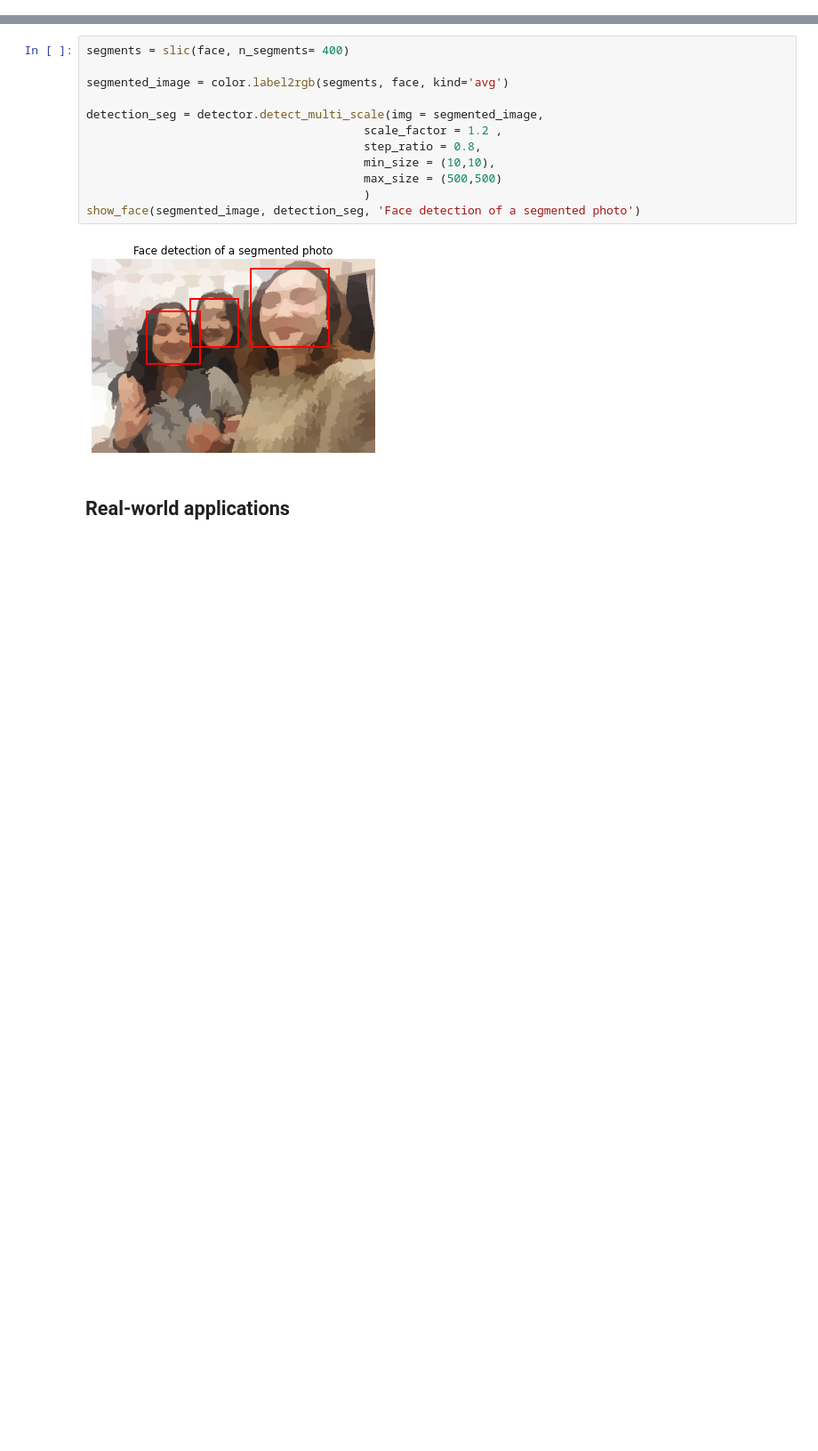
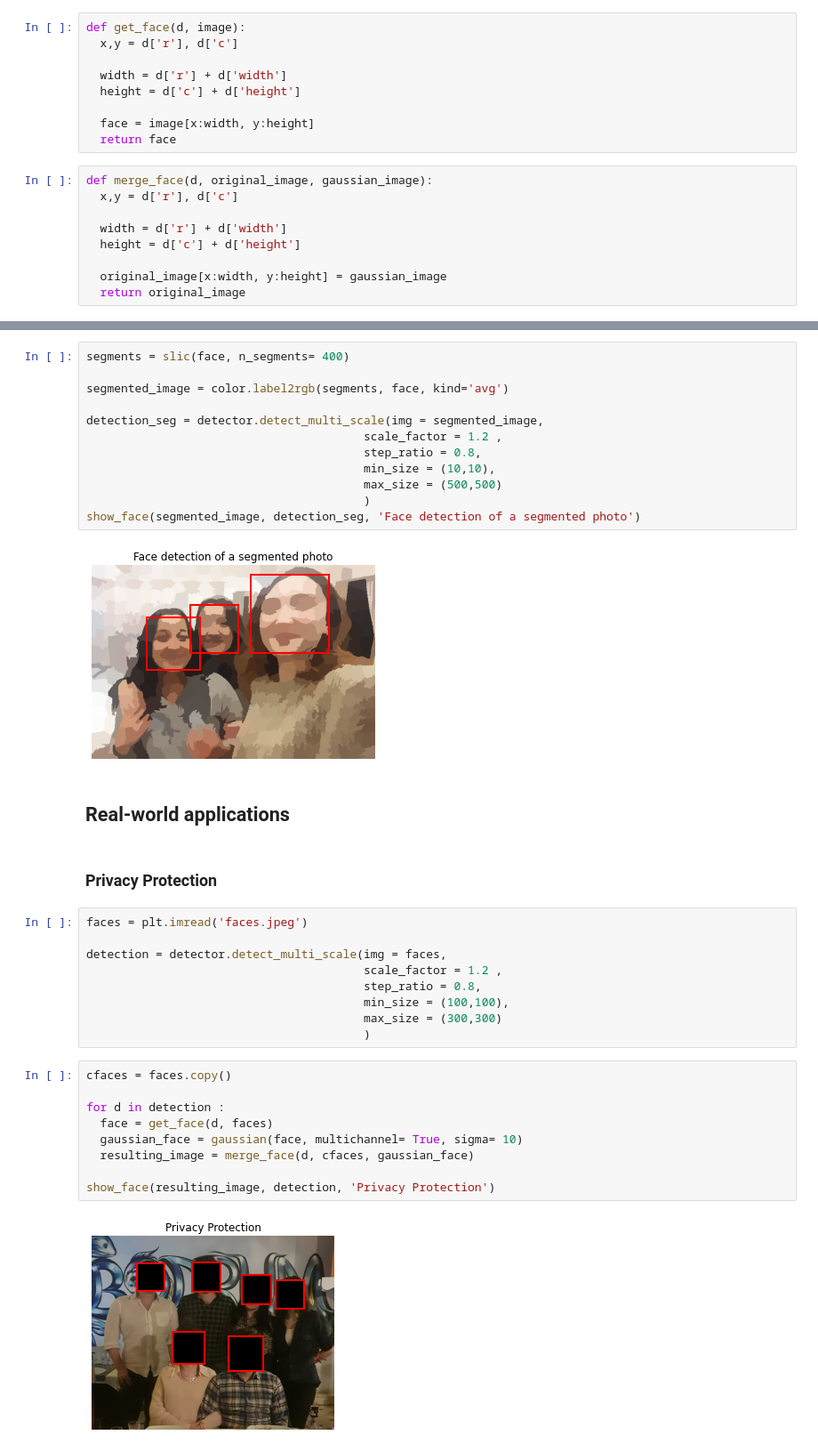
Before and after one commit to Gizem-kaya/Image-Processing-with-Python, a Jupyter notebook: Advanced_Operations_Detecting_Faces_Features.ipynb, the cells around one changed output, grey strips where cells are left out. Shown at 89% size. Saved outputs shown, nothing was run; the diff lists cells and outputs as text; blank space fills up the shorter version.

Commit message:
Privacy Protection Part is added

```diff
--- a/Advanced_Operations_Detecting_Faces_Features.ipynb
+++ b/Advanced_Operations_Detecting_Faces_Features.ipynb
@@ -45,6 +46,24 @@ def show_face(image, detection, title):
         (patch['c'], patch['r']), patch['width'], patch['height'], fill = False, color = 'r',linewidth = 2)
     )
   plt.show()
+# %%
+def get_face(d, image):
+  x,y = d['r'], d['c']
+
+  width = d['r'] + d['width']
+  height = d['c'] + d['height']
+
+  face = image[x:width, y:height]
+  return face
+# %%
+def merge_face(d, original_image, gaussian_image):
+  x,y = d['r'], d['c']
+
+  width = d['r'] + d['width']
+  height = d['c'] + d['height']
+
+  original_image[x:width, y:height] = gaussian_image
+  return original_image
 # %% [markdown]
 ## **Finding the edges with Canny**
 # %%
@@ -123,3 +141,25 @@ show_face(segmented_image, detection_seg, 'Face detection of a segmented photo')
 [figure]
 # %% [markdown]
 ## **Real-world applications**
+# %% [markdown]
+### **Privacy Protection**
+# %%
+faces = plt.imread('faces.jpeg')
+
+detection = detector.detect_multi_scale(img = faces,
+                                        scale_factor = 1.2 ,
+                                        step_ratio = 0.8,
+                                        min_size = (100,100),
+                                        max_size = (300,300)
+                                        )
+# %%
+cfaces = faces.copy()
+
+for d in detection :
+  face = get_face(d, faces)
+  gaussian_face = gaussian(face, multichannel= True, sigma= 10)
+  resulting_image = merge_face(d, cfaces, gaussian_face)
+
+show_face(resulting_image, detection, 'Privacy Protection')
+# %% [output]
+[figure, added]
```
Also changed, not shown: parts of 2 cells of this notebook.
